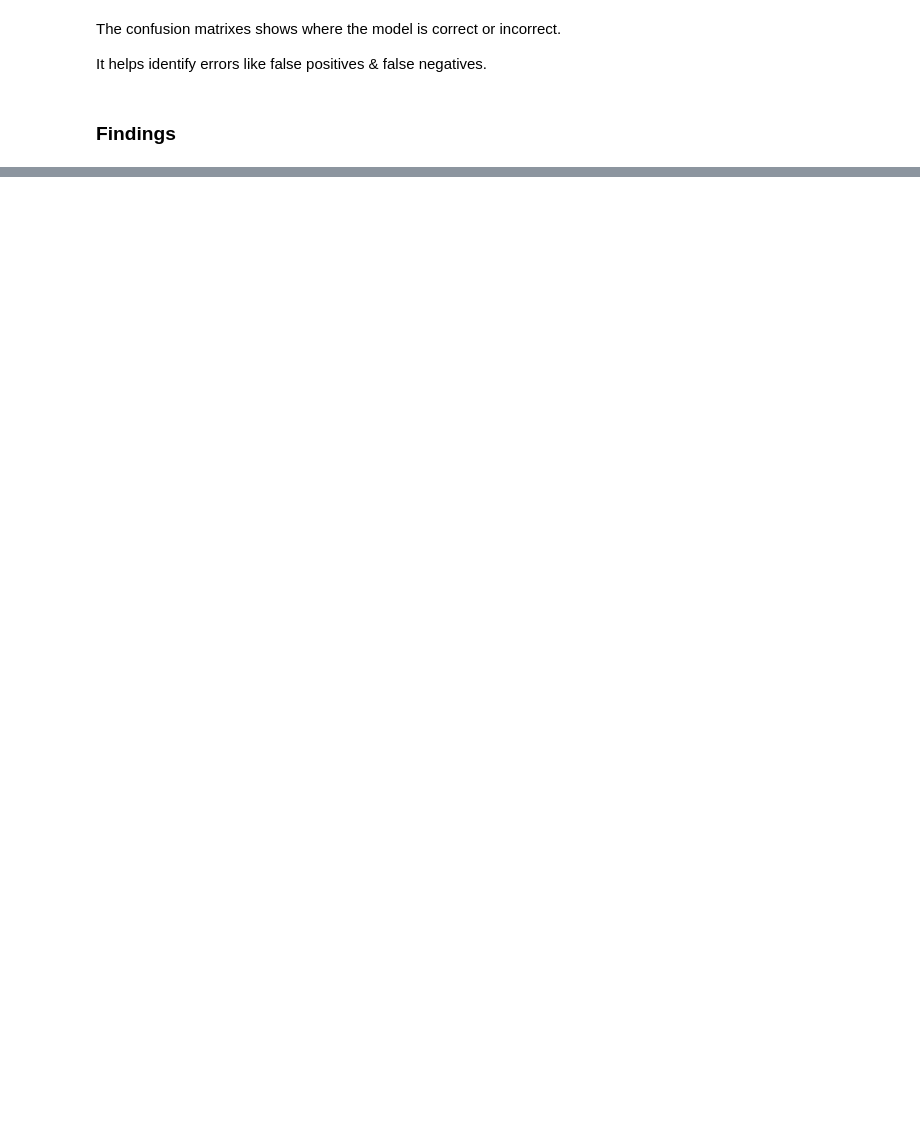
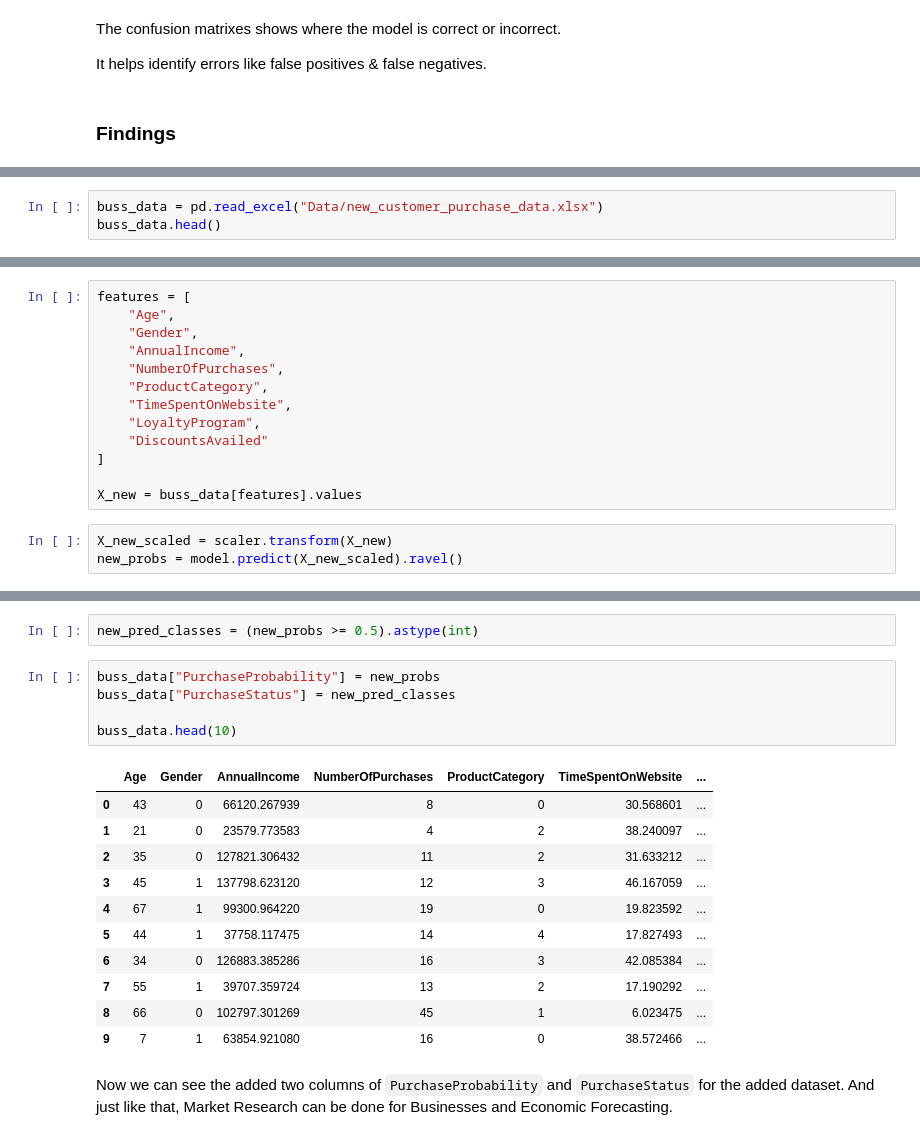
Before and after one commit to castroama91/Python-Projects, a Jupyter notebook: Predicting_Customer_Purchase_Behavior.ipynb, the cells around one changed output, grey strips where cells are left out. Drawn from its saved outputs; the diff is of its cells as text; blank space fills up the shorter version.

```diff
--- a/Predicting_Customer_Purchase_Behavior.ipynb
+++ b/Predicting_Customer_Purchase_Behavior.ipynb
@@ -466,0 +468,3 @@ This is literally how Amazon, Netflix, and Target run parts of their economic fo
+# %%
+buss_data = pd.read_excel("Data/new_customer_purchase_data.xlsx")
+buss_data.head()
@@ -466,0 +478,16 @@ This is literally how Amazon, Netflix, and Target run parts of their economic fo
+# %%
+features = [
+    "Age",
+    "Gender",
+    "AnnualIncome",
+    "NumberOfPurchases",
+    "ProductCategory",
+    "TimeSpentOnWebsite",
+    "LoyaltyProgram",
+    "DiscountsAvailed"
+]
+
+X_new = buss_data[features].values
+# %%
+X_new_scaled = scaler.transform(X_new)
+new_probs = model.predict(X_new_scaled).ravel()
@@ -466,0 +496,21 @@ This is literally how Amazon, Netflix, and Target run parts of their economic fo
+# %%
+new_pred_classes = (new_probs >= 0.5).astype(int)
+# %%
+buss_data["PurchaseProbability"] = new_probs
+buss_data["PurchaseStatus"] = new_pred_classes
+
+buss_data.head(10)
+# %% [output]
+|  | Age | Gender | AnnualIncome | NumberOfPurchases | ProductCategory | TimeSpentOnWebsite | ... |
+| 0 | 43 | 0 | 66120.267939 | 8 | 0 | 30.568601 | ... |
+| 1 | 21 | 0 | 23579.773583 | 4 | 2 | 38.240097 | ... |
+| 2 | 35 | 0 | 127821.306432 | 11 | 2 | 31.633212 | ... |
+| 3 | 45 | 1 | 137798.623120 | 12 | 3 | 46.167059 | ... |
+| 4 | 67 | 1 | 99300.964220 | 19 | 0 | 19.823592 | ... |
+| 5 | 44 | 1 | 37758.117475 | 14 | 4 | 17.827493 | ... |
+| 6 | 34 | 0 | 126883.385286 | 16 | 3 | 42.085384 | ... |
+| 7 | 55 | 1 | 39707.359724 | 13 | 2 | 17.190292 | ... |
+| 8 | 66 | 0 | 102797.301269 | 45 | 1 | 6.023475 | ... |
+| 9 | 7 | 1 | 63854.921080 | 16 | 0 | 38.572466 | ... |
+# %% [markdown]
+Now we can see the added two columns of `PurchaseProbability` and `PurchaseStatus` for the added dataset. And just like that, Market Research can be done for Businesses and Economic Forecasting.
```
Also changed, not shown: parts of 12 cells of this notebook.
